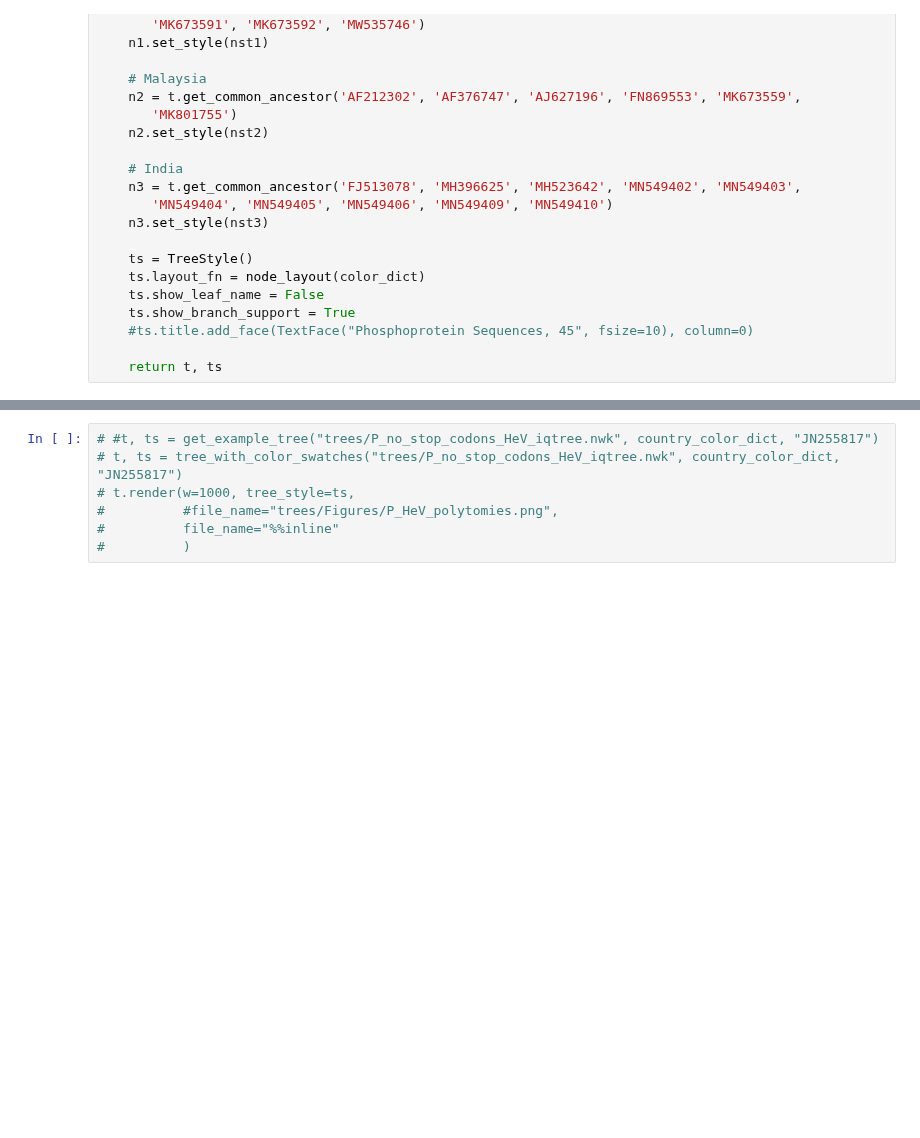
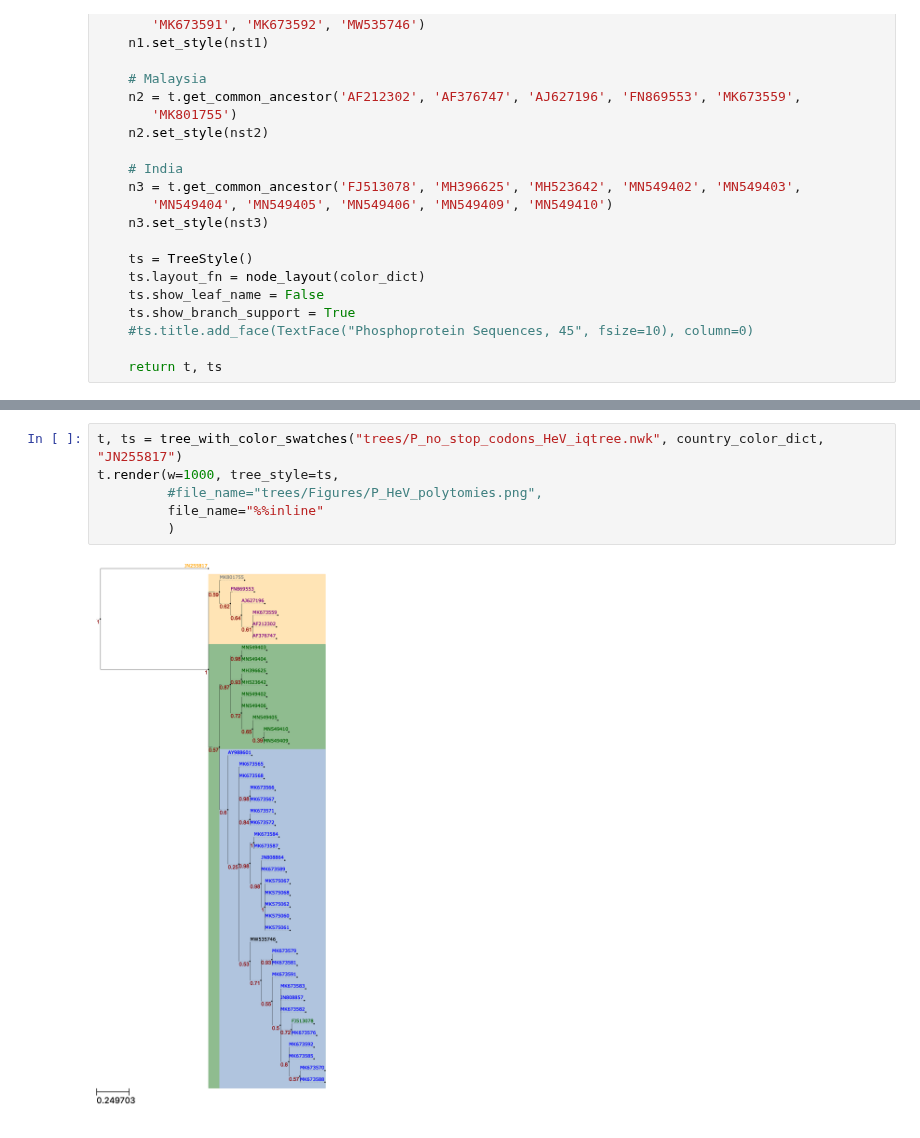
Before and after one commit to sanju99/niv_evo, a Jupyter notebook: trees.ipynb, the cells around one changed output, grey strips where cells are left out. Drawn from its saved outputs; the diff is of its cells as text; blank space fills up the shorter version.

```diff
--- a/trees.ipynb
+++ b/trees.ipynb
@@ -118,8 +139,9 @@ def tree_with_color_swatches(tree_file, color_dict, out_group=None):
 # %%
-# #t, ts = get_example_tree("trees/P_no_stop_codons_HeV_iqtree.nwk", country_color_dict, "JN255817")
-# t, ts = tree_with_color_swatches("trees/P_no_stop_codons_HeV_iqtree.nwk", country_color_dict, "JN255817")
-# t.render(w=1000, tree_style=ts,
-#          #file_name="trees/Figures/P_HeV_polytomies.png",
-#          file_name="%%inline"
-#          )
+t, ts = tree_with_color_swatches("trees/P_no_stop_codons_HeV_iqtree.nwk", country_color_dict, "JN255817")
+t.render(w=1000, tree_style=ts,
+         #file_name="trees/Figures/P_HeV_polytomies.png",
+         file_name="%%inline"
+         )
+# %% [output]
+[figure, added]
 # %%
```
Also changed, not shown: parts of 7 cells of this notebook.
